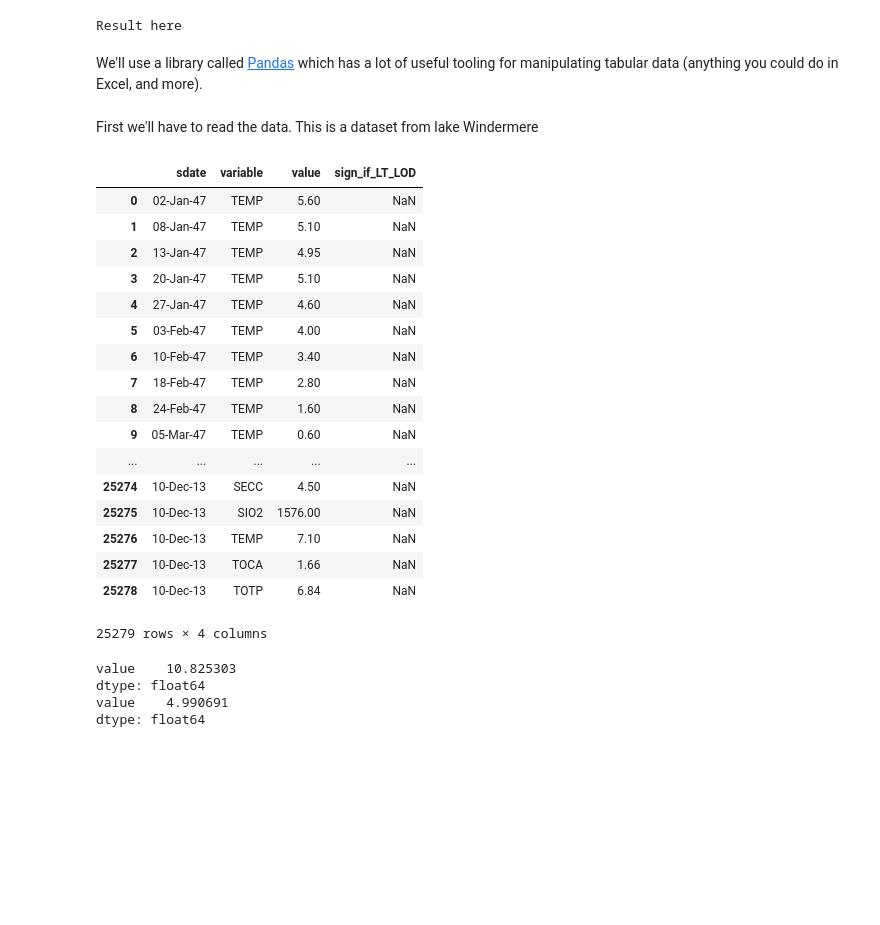
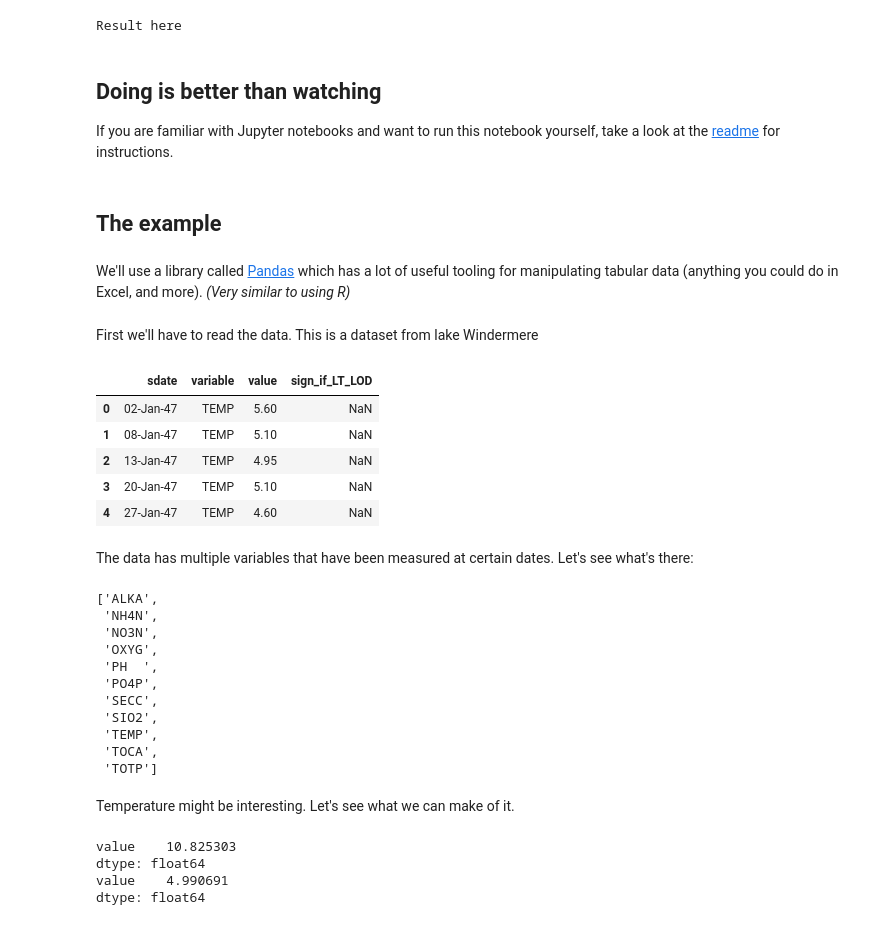
Before and after one commit to maaleske/data-mining-2018, a Jupyter notebook: 01-Introduction.ipynb, the cells around one changed output. Drawn from its saved outputs; the diff is of its cells as text; code cells hidden in the pictures; blank space fills up the shorter version.

Commit message:
Add instruction on running the notebooks and improve README

```diff
--- a/01-Introduction.ipynb
+++ b/01-Introduction.ipynb
@@ -22,35 +22,45 @@ This lecture note material is in a Jupyter notebook, which lets us not only writ
 print('Result here')
 # %% [output]
 Result here
+# %% [markdown]
+## Doing is better than watching
+If you are familiar with Jupyter notebooks and want to run this notebook yourself, take a look at the [readme](./README.md) for instructions.
+# %% [markdown]
+## The example
 # %% [markdown]
-We'll use a library called [Pandas](https://pandas.pydata.org) which has a lot of useful tooling for manipulating tabular data (anything you could do in Excel, and more).
+We'll use a library called [Pandas](https://pandas.pydata.org) which has a lot of useful tooling for manipulating tabular data (anything you could do in Excel, and more). _(Very similar to using R)_
 # %%
 import pandas as pd
 # %% [markdown]
 First we'll have to read the data. This is a dataset from lake Windermere
 # %%
 data = pd.read_csv('Windermere_NBAS_data_1945_2013.txt')
-data
-#list(np.unique(data.variable))
+data.head()
 # %% [output]
 |  | sdate | variable | value | sign_if_LT_LOD |
 | 0 | 02-Jan-47 | TEMP | 5.60 | NaN |
 | 1 | 08-Jan-47 | TEMP | 5.10 | NaN |
 | 2 | 13-Jan-47 | TEMP | 4.95 | NaN |
 | 3 | 20-Jan-47 | TEMP | 5.10 | NaN |
 | 4 | 27-Jan-47 | TEMP | 4.60 | NaN |
-| 5 | 03-Feb-47 | TEMP | 4.00 | NaN |
-| 6 | 10-Feb-47 | TEMP | 3.40 | NaN |
-| 7 | 18-Feb-47 | TEMP | 2.80 | NaN |
-| 8 | 24-Feb-47 | TEMP | 1.60 | NaN |
-| 9 | 05-Mar-47 | TEMP | 0.60 | NaN |
-| ... | ... | ... | ... | ... |
-| 25274 | 10-Dec-13 | SECC | 4.50 | NaN |
-| 25275 | 10-Dec-13 | SIO2 | 1576.00 | NaN |
-| 25276 | 10-Dec-13 | TEMP | 7.10 | NaN |
-| 25277 | 10-Dec-13 | TOCA | 1.66 | NaN |
-| 25278 | 10-Dec-13 | TOTP | 6.84 | NaN |
-25279 rows × 4 columns
+# %% [markdown]
+The data has multiple variables that have been measured at certain dates. Let's see what's there:
+# %%
+list(np.unique(data.variable))
+# %% [output]
+['ALKA',
+ 'NH4N',
+ 'NO3N',
+ 'OXYG',
+ 'PH  ',
+ 'PO4P',
+ 'SECC',
+ 'SIO2',
+ 'TEMP',
+ 'TOCA',
+ 'TOTP']
+# %% [markdown]
+Temperature might be interesting. Let's see what we can make of it.
 # %%
 temps_vs_oxyg = data[data['variable'] == 'TEMP']
 print(temps.mean())
```
Also changed, not shown: parts of 1 cell of this notebook, 1 other file.
